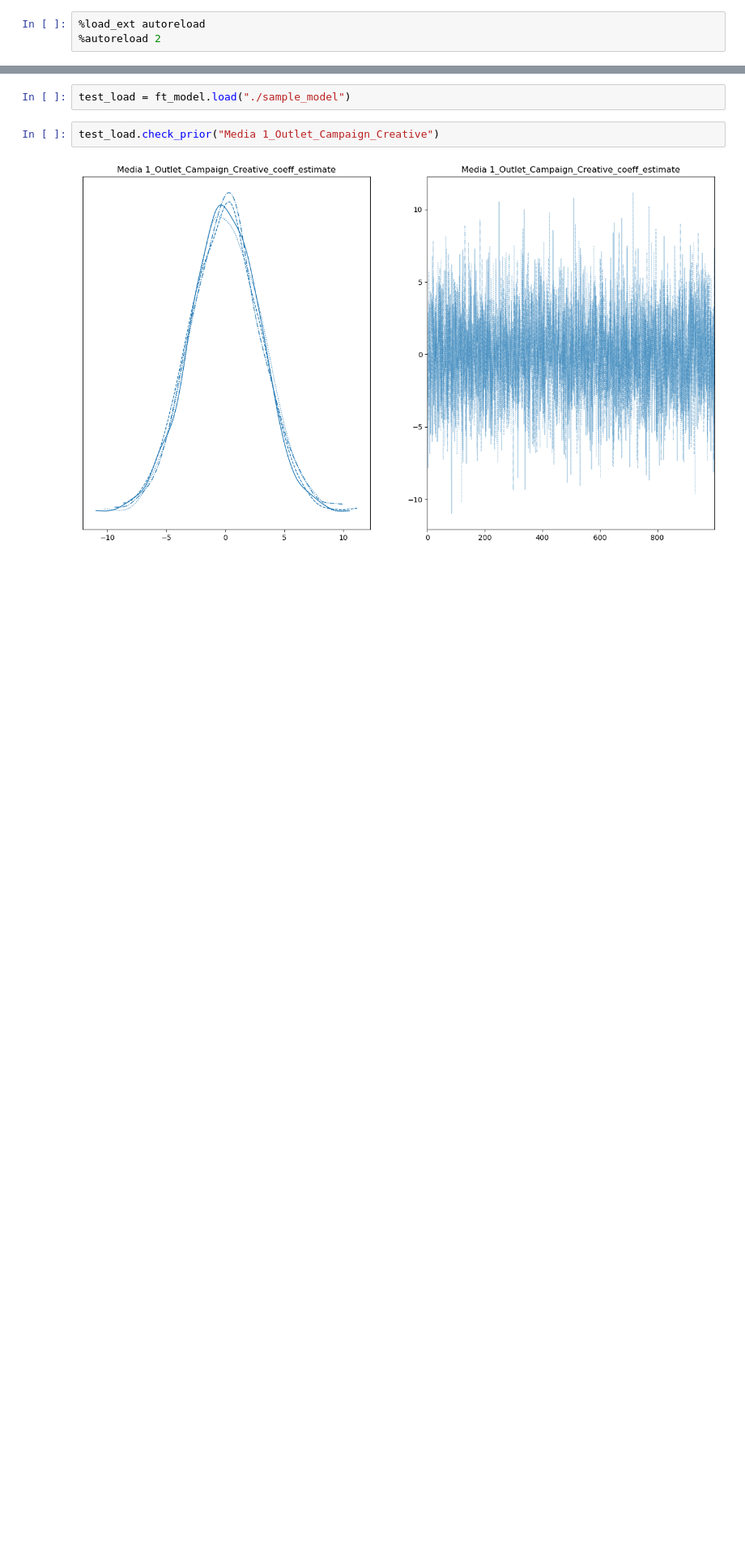
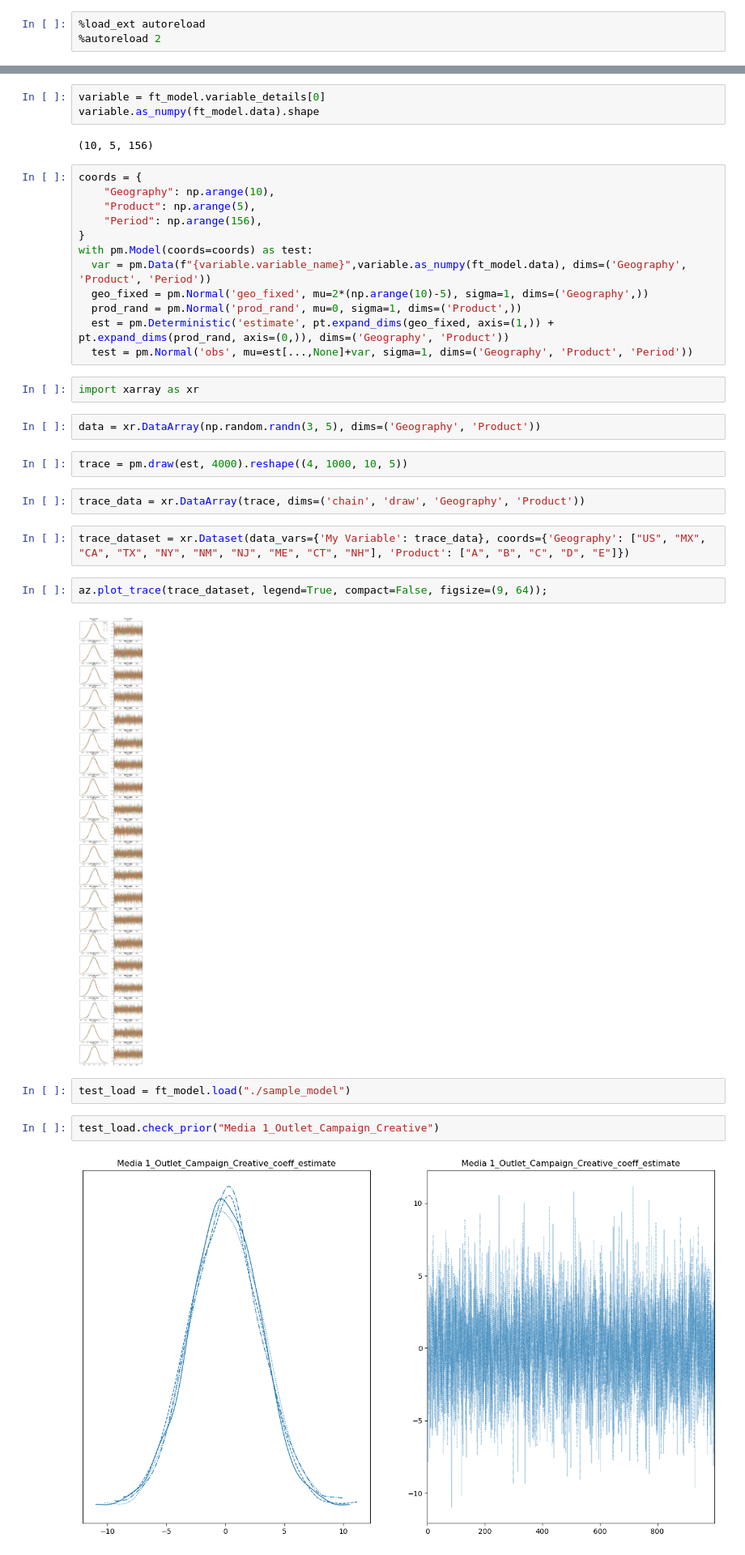
Before and after one commit to redam94/BayesInsight, a Jupyter notebook: FoottrafficModel.ipynb, the cells around one changed output, grey strips where cells are left out. Shown at 81% size. Drawn from its saved outputs; the diff is of its cells as text; blank space fills up the shorter version.

```diff
--- a/FoottrafficModel.ipynb
+++ b/FoottrafficModel.ipynb
@@ -122,3 +69,34 @@ Sampling 4 chains for 1_000 tune and 1_000 draw iterations (4_000 + 4_000 draws
+# %%
+variable = ft_model.variable_details[0]
+variable.as_numpy(ft_model.data).shape
+# %% [output]
+(10, 5, 156)
+# %%
+coords = {
+    "Geography": np.arange(10),
+    "Product": np.arange(5),
+    "Period": np.arange(156),
+}
+with pm.Model(coords=coords) as test:
+  var = pm.Data(f"{variable.variable_name}",variable.as_numpy(ft_model.data), dims=('Geography', 'Product', 'Period'))
+  geo_fixed = pm.Normal('geo_fixed', mu=2*(np.arange(10)-5), sigma=1, dims=('Geography',))
+  prod_rand = pm.Normal('prod_rand', mu=0, sigma=1, dims=('Product',))
+  est = pm.Deterministic('estimate', pt.expand_dims(geo_fixed, axis=(1,)) + pt.expand_dims(prod_rand, axis=(0,)), dims=('Geography', 'Product'))
+  test = pm.Normal('obs', mu=est[...,None]+var, sigma=1, dims=('Geography', 'Product', 'Period'))
+# %%
+import xarray as xr
+# %%
+data = xr.DataArray(np.random.randn(3, 5), dims=('Geography', 'Product'))
+# %%
+trace = pm.draw(est, 4000).reshape((4, 1000, 10, 5))
+# %%
+trace_data = xr.DataArray(trace, dims=('chain', 'draw', 'Geography', 'Product'))
+# %%
+trace_dataset = xr.Dataset(data_vars={'My Variable': trace_data}, coords={'Geography': ["US", "MX", "CA", "TX", "NY", "NM", "NJ", "ME", "CT", "NH"], 'Product': ["A", "B", "C", "D", "E"]})
+# %%
+az.plot_trace(trace_dataset, legend=True, compact=False, figsize=(9, 64));
+# %% [output]
+[figure, added]
 # %%
 test_load = ft_model.load("./sample_model")
 # %%
```
Also changed, not shown: parts of 17 cells of this notebook, 2 other files.
